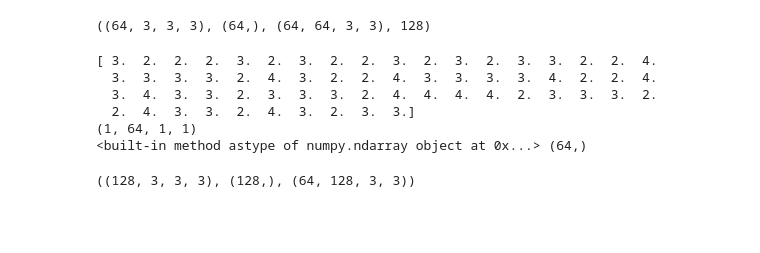
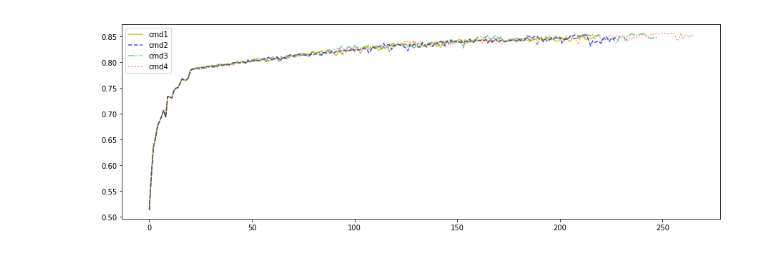
Before and after one commit to luzai/NetworkCompress, a Jupyter notebook: src/test.ipynb, the cells around one changed output. Cells and saved outputs as stored; diff of their text form; code cells hidden in the pictures; blank space fills up the shorter version.

```diff
--- a/src/test.ipynb
+++ b/src/test.ipynb
@@ -63,37 +13,4 @@ vgg_fc_width=[2048,1024,10]
 # %%
-with open("debug.pkl","r") as f:
+with open("sav.pkl","r") as f:
     t=cPickle.load(f)
-[teacher_w1, teacher_b1, teacher_w2, new_width]=t
+t=[i for i in t if i !=[]]
-# %%
-teacher_w1.shape,teacher_b1.shape,teacher_w2.shape,new_width
-# %% [output]
-((64, 3, 3, 3), (64,), (64, 64, 3, 3), 128)
-# %%
-n = new_width - teacher_w1.shape[0]
-index = np.random.randint(teacher_w1.shape[0], size=n)
-factors = np.bincount(index)[index] + 1.
-/print factors
-new_w1 = teacher_w1[index, :, :, :]
-new_b1 = teacher_b1[index]
-new_w2 = teacher_w2[:, index, :, :] / factors.reshape((1, -1, 1, 1))
-
-print( factors.reshape((1,-1, 1, 1)).shape)
-/print factors.astype  factors.shape
-student_w1 = np.concatenate((teacher_w1, new_w1), axis=0)
-# add small noise to break symmetry, so that student model will have
-# full capacity later
-noise = np.random.normal(0, 5e-2 * new_w2.std(), size=new_w2.shape)
-student_w2 = np.concatenate((teacher_w2, new_w2 + noise), axis=1)
-student_w2[:, index, :, :] = new_w2
-student_b1 = np.concatenate((teacher_b1, new_b1), axis=0)
-# %% [output]
-[ 3.  2.  2.  2.  3.  2.  3.  2.  2.  3.  2.  3.  2.  3.  3.  2.  2.  4.
-  3.  3.  3.  3.  2.  4.  3.  2.  2.  4.  3.  3.  3.  3.  4.  2.  2.  4.
-  3.  4.  3.  3.  2.  3.  3.  3.  2.  4.  4.  4.  4.  2.  3.  3.  3.  2.
-  2.  4.  3.  3.  2.  4.  3.  2.  3.  3.]
-(1, 64, 1, 1)
-<built-in method astype of numpy.ndarray object at 0x...> (64,)
-# %%
-student_w1.shape,student_b1.shape,student_w2.shape
-# %% [output]
-((128, 3, 3, 3), (128,), (64, 128, 3, 3))
@@ -112,0 +17,29 @@ student_b1=student_b1[index]
+# %%
+teacher=t[0][-1][-1]
+students=[]
+for i in t[1:]:
+    student=[]
+    for ii in i:
+        student+=ii[-1]
+    students.append(student)
+# %%
+def m_plot(students):
+    c_ = ['y','b', 'g', 'r']
+    ls_ = ['-','--', '-.', ':']
+    al_ = [0.8,0.7, 0.5, 0.4]
+    l_ = ['cmd1',"cmd2", "cmd3", "cmd4"]
+    fig = plt.figure(figsize=(15, 5), facecolor=(1, 1, 1))
+    ax = fig.add_subplot(1, 1, 1)
+
+    for i,student in enumerate(students):
+        plt.plot(student, color=c_[i], linestyle=ls_[i], alpha=al_[i], label=l_[i])
+    plt.legend(l_)
+    return fig,ax
+# m_plot(students)
+# plt.savefig("students")
+# %ls
+alls=[teacher+student for student in students]
+fig,ax=m_plot(alls)
+fig.savefig("0_250.png")
+# %% [output]
+[figure, added]
```
Also changed, not shown: parts of 11 cells of this notebook, 10 other files.
